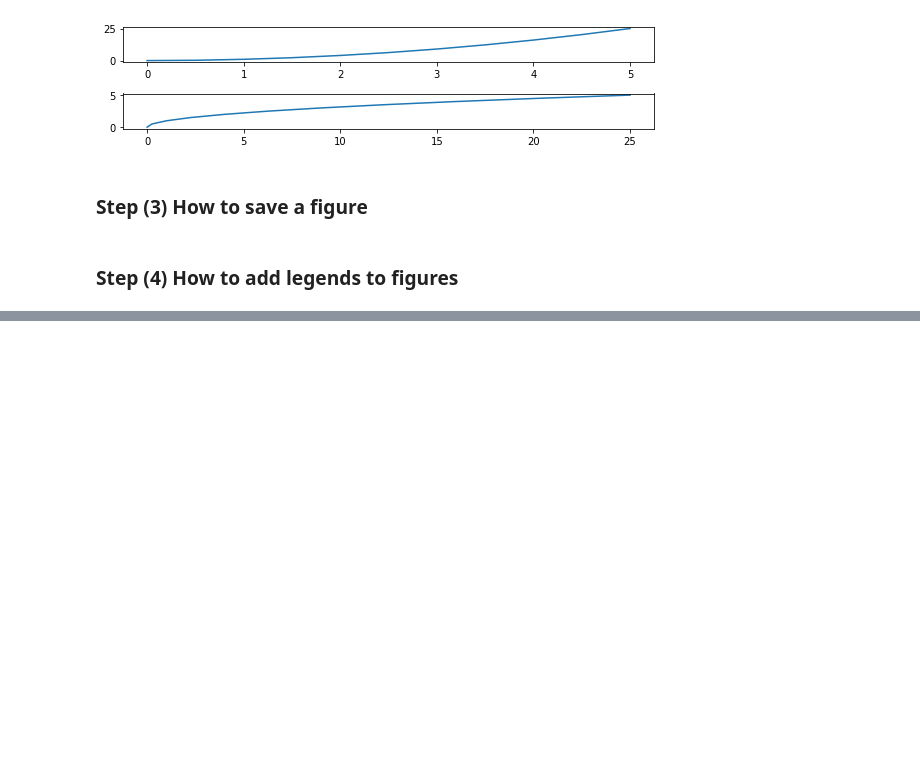
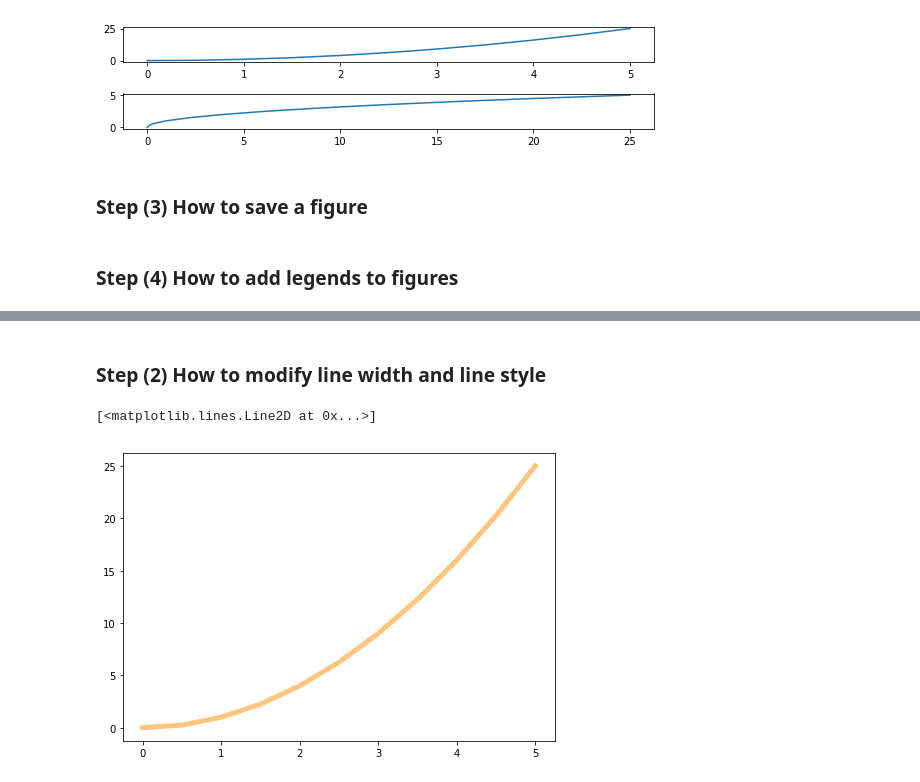
Before and after one commit to kbrook10/bootcamp_python_for_data_science_and_machine_learning, a Jupyter notebook: support_files/Python-for-Data-Visualization/Matplotlib/matplotlib_practice.ipynb, the cells around one changed output, grey strips where cells are left out. Saved outputs shown, nothing was run; the diff lists cells and outputs as text; code cells hidden in the pictures; blank space fills up the shorter version.

```diff
--- a/support_files/Python-for-Data-Visualization/Matplotlib/matplotlib_practice.ipynb
+++ b/support_files/Python-for-Data-Visualization/Matplotlib/matplotlib_practice.ipynb
@@ -200,0 +216,14 @@ ax.legend(loc=10)
+# %% [markdown]
+### Step (2) How to modify line width and line style
+# %%
+# Generate Figure object, create axes and plot axes
+fig = plt.figure()
+
+ax = fig.add_axes([0,0,1,1])
+
+#ax.plot(x,y)
+# Use the linewidth and alpha arguments to modify the width and the transparency
+ax.plot(x,y, color='#ff8c00', linewidth=5, alpha=0.5)
+# %% [output]
+[<matplotlib.lines.Line2D at 0x...>]
+[figure, added]
```
Also changed, not shown: parts of 9 cells of this notebook.
